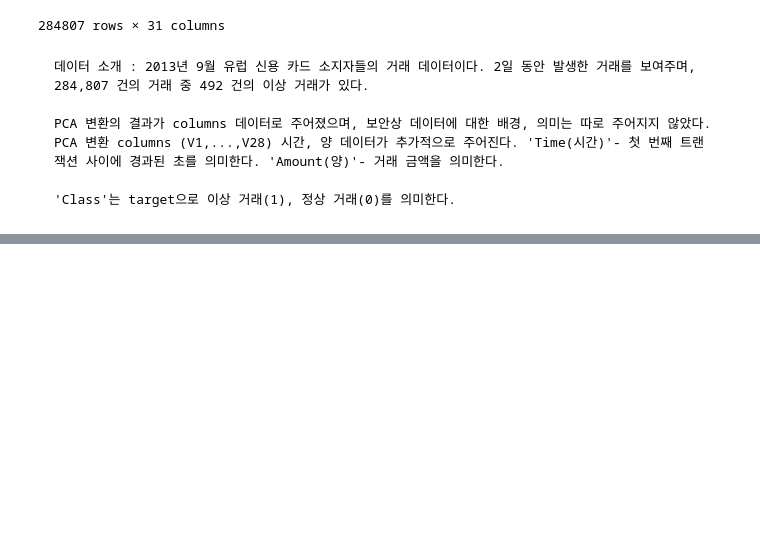
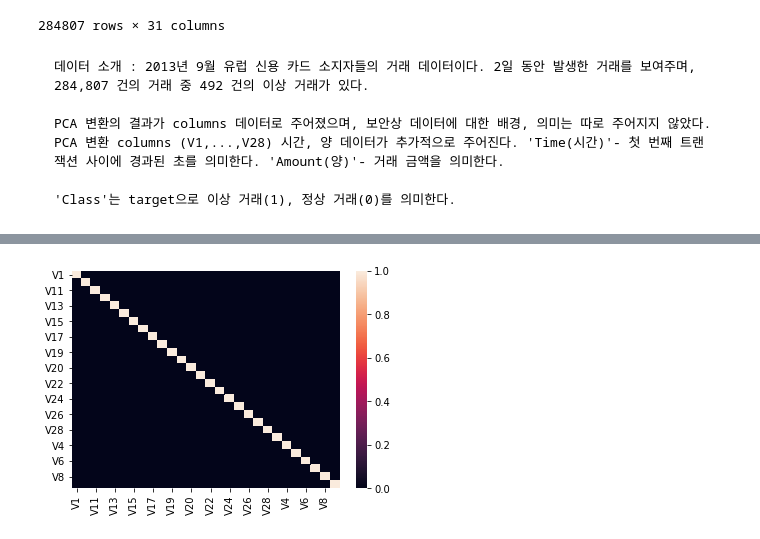
Before and after one commit to Eeun-ju/Credit-Card-Detection, a Jupyter notebook: 신용카드 데이터 EDA.ipynb, the cells around one changed output, grey strips where cells are left out. Cells and saved outputs as stored; diff of their text form; code cells hidden in the pictures; blank space fills up the shorter version.

```diff
--- a/신용카드 데이터 EDA.ipynb
+++ b/신용카드 데이터 EDA.ipynb
@@ -32,0 +41,6 @@ data
+# %%
+corr = data[data.columns.difference(['Time','Class','Amount'])].corr()
+sns.heatmap(corr)
+plt.show()
+# %% [output]
+[figure, added]
```
Also changed, not shown: parts of 7 cells of this notebook.
